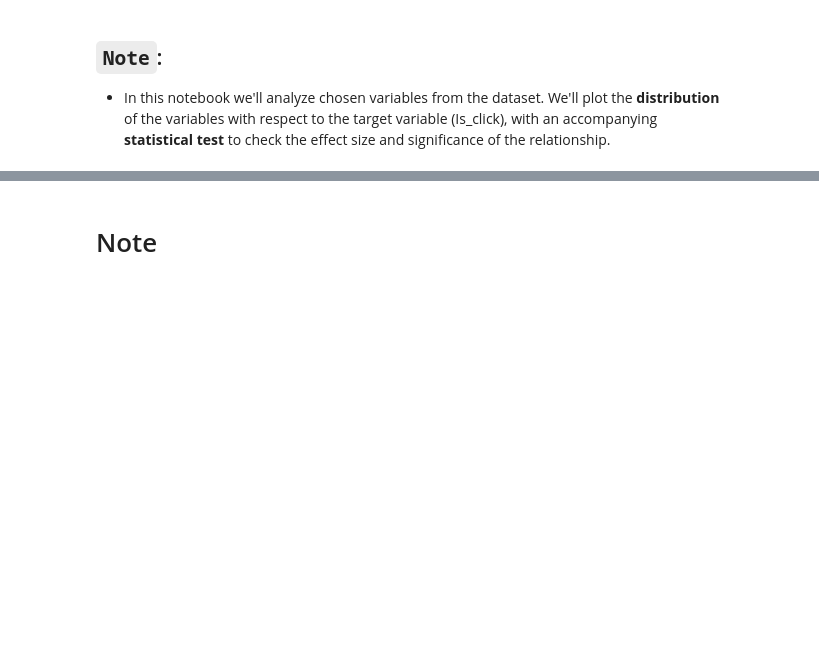
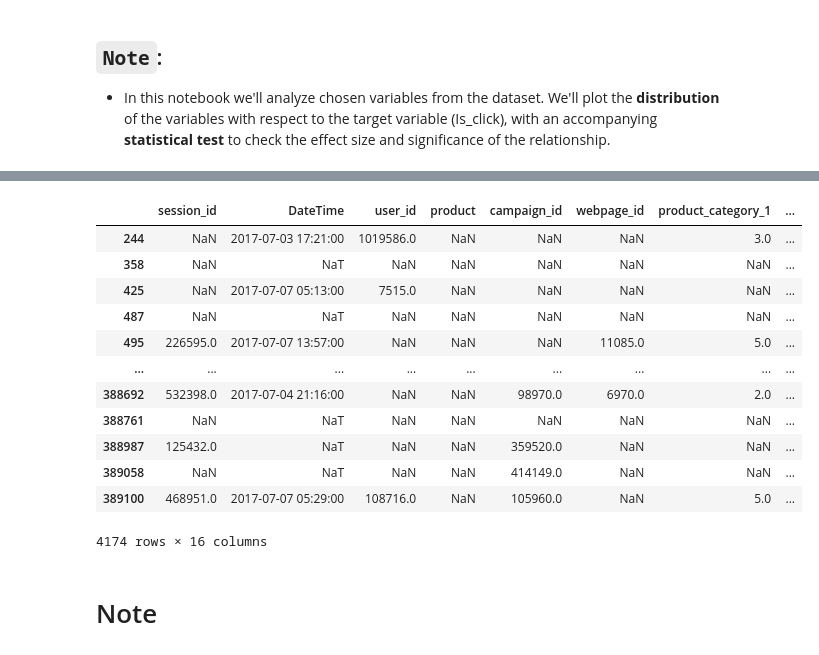
Before and after one commit to bagel-not-kaggle/YDATA-kaggle-assignment, a Jupyter notebook: notebooks/CTR_Data_EDA.ipynb, the cells around one changed output, grey strips where cells are left out. Saved outputs shown, nothing was run; the diff lists cells and outputs as text; code cells hidden in the pictures; blank space fills up the shorter version.

```diff
--- a/notebooks/CTR_Data_EDA.ipynb
+++ b/notebooks/CTR_Data_EDA.ipynb
@@ -47,3 +120,19 @@ dtype: int64
+# %%
+ctr[ctr['product'].isna()]
+# %% [output]
+|  | session_id | DateTime | user_id | product | campaign_id | webpage_id | product_category_1 | ... |
+| 244 | NaN | 2017-07-03 17:21:00 | 1019586.0 | NaN | NaN | NaN | 3.0 | ... |
+| 358 | NaN | NaT | NaN | NaN | NaN | NaN | NaN | ... |
+| 425 | NaN | 2017-07-07 05:13:00 | 7515.0 | NaN | NaN | NaN | NaN | ... |
+| 487 | NaN | NaT | NaN | NaN | NaN | NaN | NaN | ... |
+| 495 | 226595.0 | 2017-07-07 13:57:00 | NaN | NaN | NaN | 11085.0 | 5.0 | ... |
+| ... | ... | ... | ... | ... | ... | ... | ... | ... |
+| 388692 | 532398.0 | 2017-07-04 21:16:00 | NaN | NaN | 98970.0 | 6970.0 | 2.0 | ... |
+| 388761 | NaN | NaT | NaN | NaN | NaN | NaN | NaN | ... |
+| 388987 | 125432.0 | NaT | NaN | NaN | 359520.0 | NaN | NaN | ... |
+| 389058 | NaN | NaT | NaN | NaN | 414149.0 | NaN | NaN | ... |
+| 389100 | 468951.0 | 2017-07-07 05:29:00 | 108716.0 | NaN | 105960.0 | NaN | 5.0 | ... |
+4174 rows × 16 columns
 # %% [markdown]
 # Note
 # %% [markdown]
```
Also changed, not shown: parts of 8 cells of this notebook, 19 other files.
